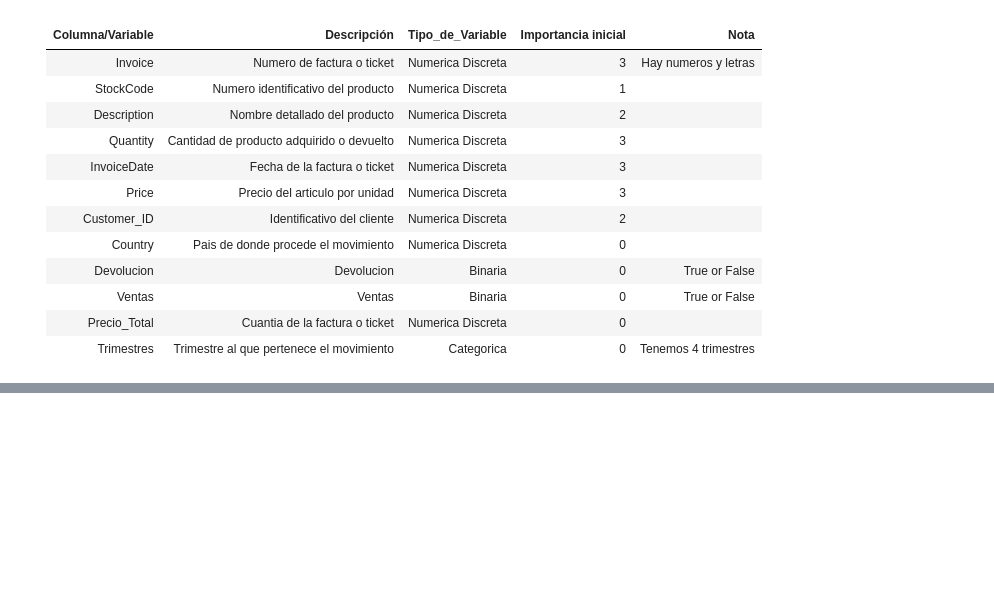
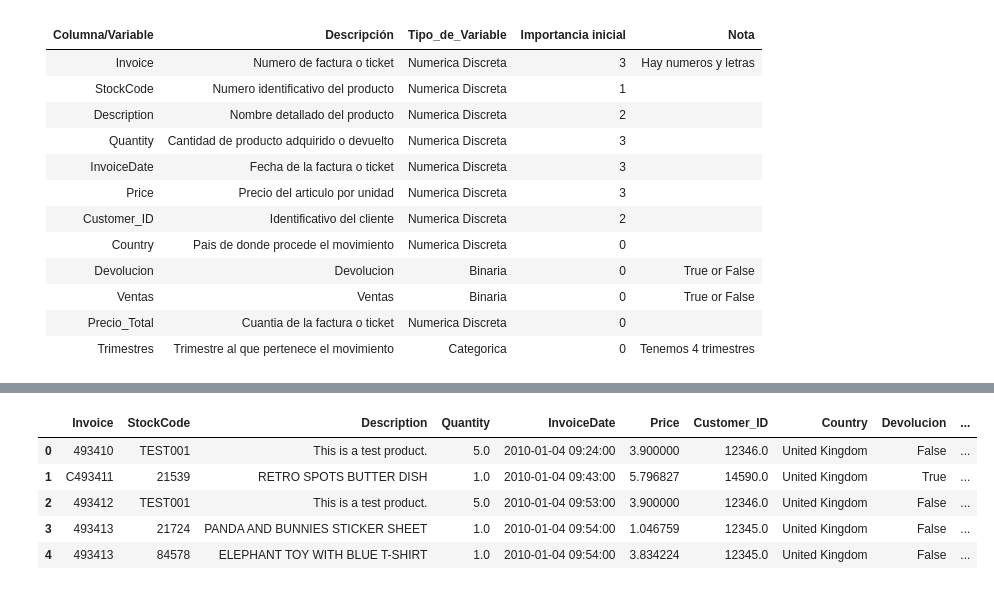
Before and after one commit to antonio-herrera-gb/EDA_Tienda_Online, a Jupyter notebook: src/notebooks/notebook_eda_v3_analisis.ipynb, the cells around one changed output, grey strips where cells are left out. Drawn from its saved outputs; the diff is of its cells as text; code cells hidden in the pictures; blank space fills up the shorter version.

```diff
--- a/src/notebooks/notebook_eda_v3_analisis.ipynb
+++ b/src/notebooks/notebook_eda_v3_analisis.ipynb
@@ -101,0 +168,9 @@ cardinalidad(df_online_retail_2010, 10, 30)
+# %%
+df_limpio.head(5)
+# %% [output]
+|  | Invoice | StockCode | Description | Quantity | InvoiceDate | Price | Customer_ID | Country | Devolucion | ... |
+| 0 | 493410 | TEST001 | This is a test product. | 5.0 | 2010-01-04 09:24:00 | 3.900000 | 12346.0 | United Kingdom | False | ... |
+| 1 | C493411 | 21539 | RETRO SPOTS BUTTER DISH | 1.0 | 2010-01-04 09:43:00 | 5.796827 | 14590.0 | United Kingdom | True | ... |
+| 2 | 493412 | TEST001 | This is a test product. | 5.0 | 2010-01-04 09:53:00 | 3.900000 | 12346.0 | United Kingdom | False | ... |
+| 3 | 493413 | 21724 | PANDA AND BUNNIES STICKER SHEET | 1.0 | 2010-01-04 09:54:00 | 1.046759 | 12345.0 | United Kingdom | False | ... |
+| 4 | 493413 | 84578 | ELEPHANT TOY WITH BLUE T-SHIRT | 1.0 | 2010-01-04 09:54:00 | 3.834224 | 12345.0 | United Kingdom | False | ... |
```
Also changed, not shown: parts of 22 cells of this notebook, 2 other files.
